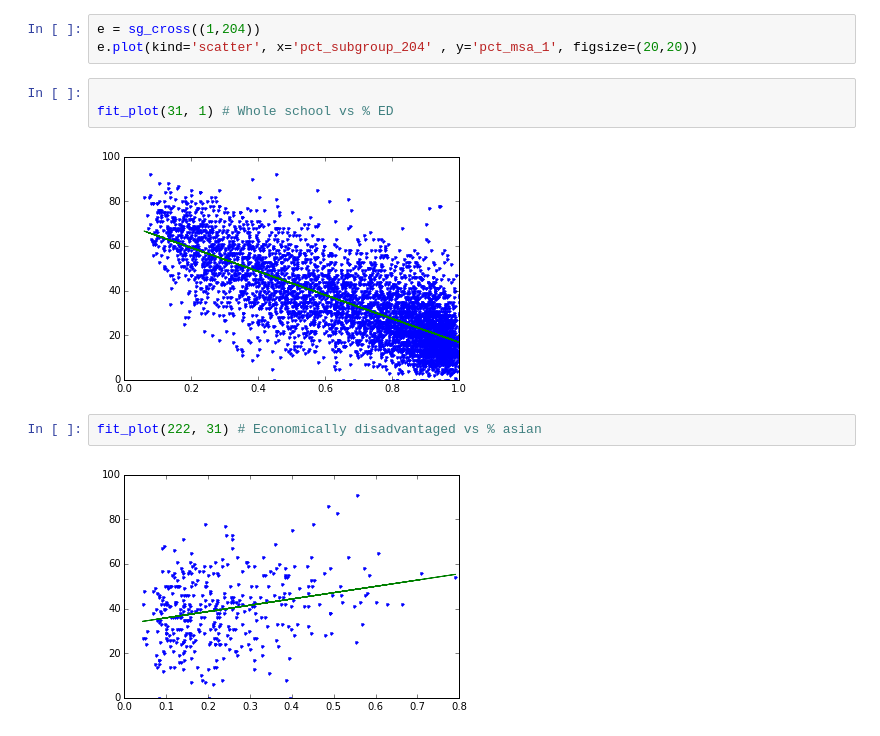
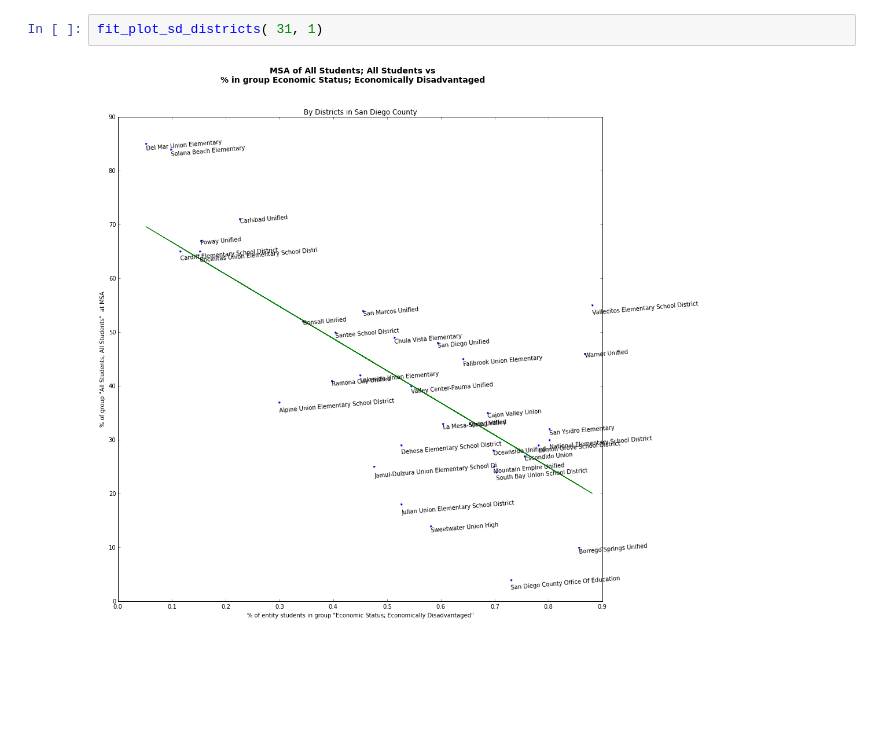
Before and after one commit to sandiegodata-projects/333-CAASPP, a Jupyter notebook: eric/Scatter.ipynb, the cells around one changed output. Saved outputs shown, nothing was run; the diff lists cells and outputs as text; blank space fills up the shorter version.

```diff
--- a/eric/Scatter.ipynb
+++ b/eric/Scatter.ipynb
@@ -80,12 +151,4 @@ def fit_plot(x_sg, y_sg):
-# %%
-e = sg_cross((1,204))
-e.plot(kind='scatter', x='pct_subgroup_204' , y='pct_msa_1', figsize=(20,20))
-# %%
-
-fit_plot(31, 1) # Whole school vs % ED
-# %% [output]
-[figure, removed]
-# %%
-fit_plot(222, 31) # Economically disadvantaged vs % asian
-# %% [output]
-[figure, removed]
+# %%
+fit_plot_sd_districts( 31, 1)
+# %% [output]
+[figure, added]
```
Also changed, not shown: parts of 10 cells of this notebook.
